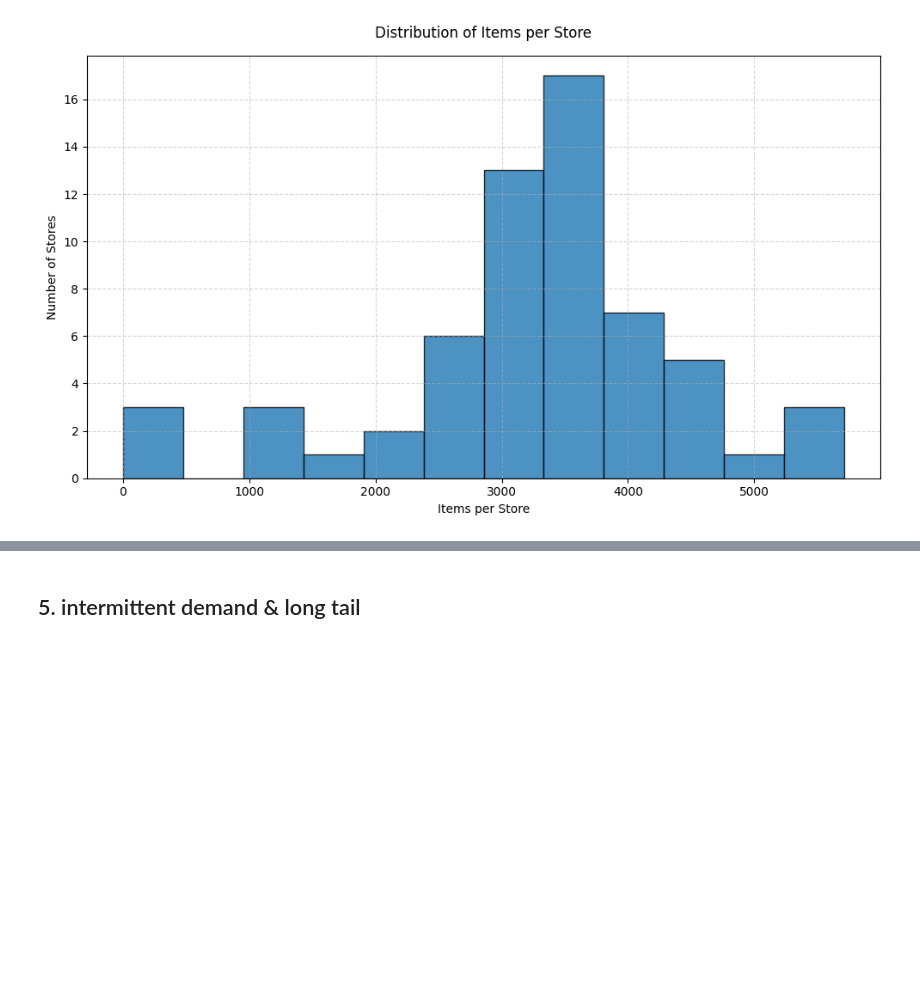
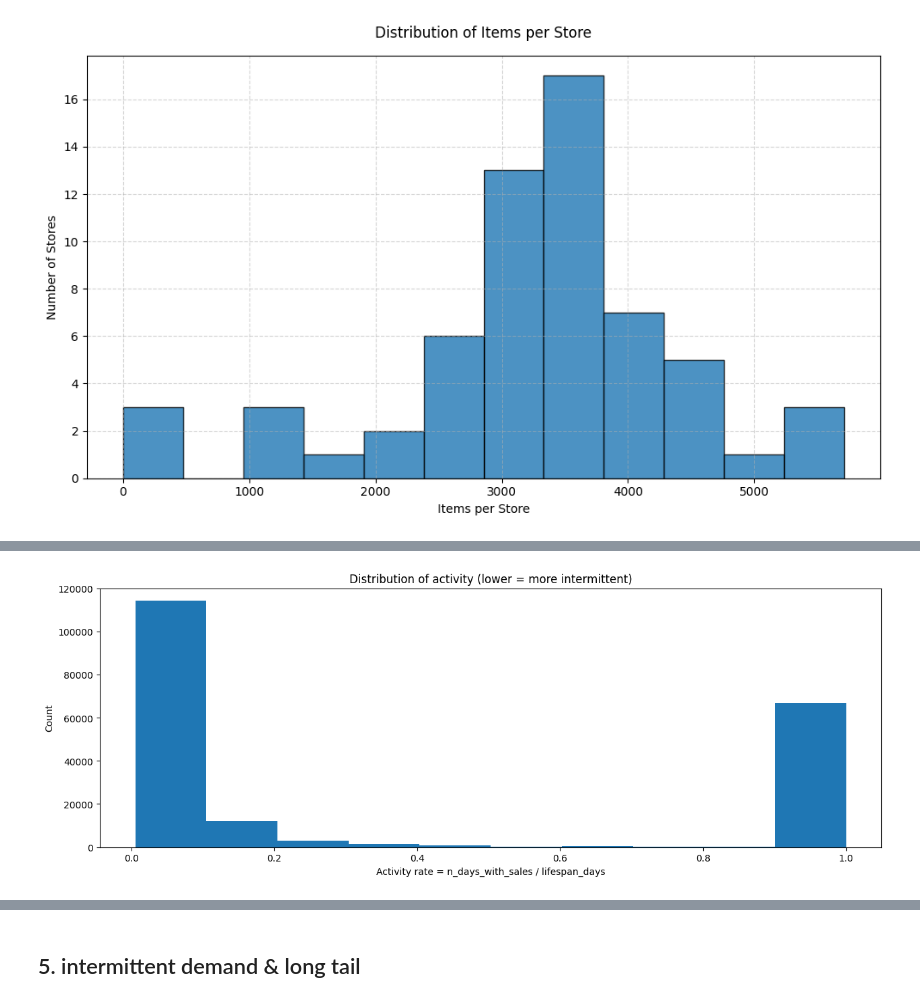
Before and after one commit to kozlov-ski/aptimyz-demand-forecast, a Jupyter notebook: notebooks/2_aptimyz_eda_v1.ipynb, the cells around one changed output, grey strips where cells are left out. Saved outputs shown, nothing was run; the diff lists cells and outputs as text; code cells hidden in the pictures; blank space fills up the shorter version.

```diff
--- a/notebooks/2_aptimyz_eda_v1.ipynb
+++ b/notebooks/2_aptimyz_eda_v1.ipynb
@@ -467,0 +624,36 @@ Zero demand before an item exists at a store isn’t a “zero”.
+# %%
+intermittency_df = conn.execute("""
+with
+
+daily as (
+  select
+    cast(date as date) as d, store_id, item_id
+  from df
+  group by 1,2,3
+),
+
+active_windows as (
+  select
+    store_id,
+    item_id,
+    min(d) as first_seen,
+    max(d) as last_seen,
+    count(*) as n_days_with_sales,
+    datediff('day', min(d), max(d)) + 1 as lifespan_days
+  from daily
+  group by 1,2
+),
+
+final as (
+    select
+      concat(store_id, '_', item_id) as window_id,
+      lifespan_days,
+      n_days_with_sales,
+      n_days_with_sales / lifespan_days as activity_rate
+    from active_windows
+)
+
+select * from final
+""").df()
+
+intermittency_df
@@ -467,0 +674,9 @@ Zero demand before an item exists at a store isn’t a “zero”.
+# %%
+plt.figure(figsize=(15, 5))
+plt.hist(intermittency_df["activity_rate"].dropna())
+plt.xlabel("Activity rate = n_days_with_sales / lifespan_days")
+plt.ylabel("Count")
+plt.title("Distribution of activity (lower = more intermittent)")
+plt.show()
+# %% [output]
+[figure, added]
```
Also changed, not shown: parts of 33 cells of this notebook, 2 other files.
